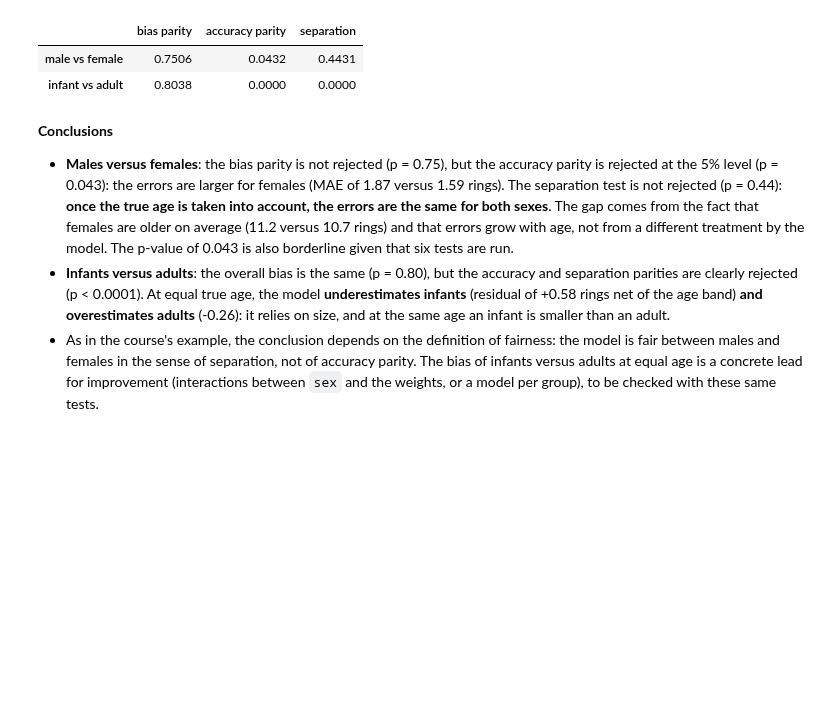
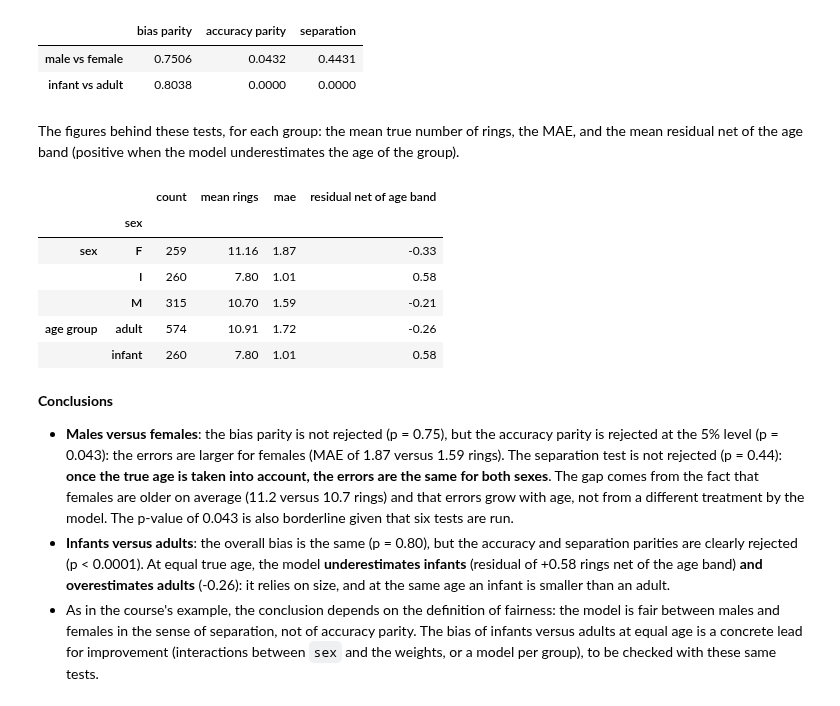
Before and after one commit to Spaard/xhec-mlops-2026-project, a Jupyter notebook: notebooks/modelling.ipynb, the cells around one changed output. Drawn from its saved outputs; the diff is of its cells as text; code cells hidden in the pictures; blank space fills up the shorter version.

Commit message:
fix: correct the modelling notebook's baseline description and show its fairness figures

```diff
--- a/notebooks/modelling.ipynb
+++ b/notebooks/modelling.ipynb
@@ -1139,18 +1133,20 @@ Abalones have no protected attribute in the legal sense, but the fairness tests
 
 As the course warns, not rejecting a null hypothesis does not prove that the model is fair: it only means that the test found no evidence of unfairness.
 # %%
+def residuals_net_of_age(residuals: pd.Series) -> pd.Series:
+    """Subtract from each residual the mean residual of its age band."""
+    age_band = pd.qcut(y_test.loc[residuals.index], 5, duplicates="drop")
+    return residuals - residuals.groupby(age_band, observed=True).transform("mean")
+
+
 def error_parity_tests(
     residuals: pd.Series, groups: pd.Series, first: str, second: str
 ) -> pd.Series:
     """Test the equality of the errors between two groups (Welch p-values)."""
-    age_band = pd.qcut(y_test.loc[residuals.index], 5, duplicates="drop")
-    residuals_given_age = residuals - residuals.groupby(
-        age_band, observed=True
-    ).transform("mean")
     errors = {
         "bias parity": residuals,
         "accuracy parity": residuals.abs(),
-        "separation": residuals_given_age,
+        "separation": residuals_net_of_age(residuals),
     }
     in_first, in_second = groups == first, groups == second
     return pd.Series(
@@ -1173,6 +1169,36 @@ fairness_tests.round(4)
 |  | bias parity | accuracy parity | separation |
 | male vs female | 0.7506 | 0.0432 | 0.4431 |
 | infant vs adult | 0.8038 | 0.0000 | 0.0000 |
+# %% [markdown]
+The figures behind these tests, for each group: the mean true number of rings, the MAE, and the mean residual net of the age band (positive when the model underestimates the age of the group).
+# %%
+def group_error_summary(residuals: pd.Series, groups: pd.Series) -> pd.DataFrame:
+    """Mean true rings, MAE and mean residual net of the age band of each group."""
+    net_residuals = residuals_net_of_age(residuals)
+    return pd.DataFrame(
+        {
+            "count": groups.value_counts(),
+            "mean rings": y_test.loc[residuals.index].groupby(groups).mean(),
+            "mae": residuals.abs().groupby(groups).mean(),
+            "residual net of age band": net_residuals.groupby(groups).mean(),
+        }
+    ).round(2)
+
+
+pd.concat(
+    {
+        "sex": group_error_summary(residuals, X_test["sex"]),
+        "age group": group_error_summary(residuals, age_group),
+    }
+)
+# %% [output]
+|  |  | count | mean rings | mae | residual net of age band |
+|  | sex |  |  |  |  |
+| sex | F | 259 | 11.16 | 1.87 | -0.33 |
+|  | I | 260 | 7.80 | 1.01 | 0.58 |
+|  | M | 315 | 10.70 | 1.59 | -0.21 |
+| age group | adult | 574 | 10.91 | 1.72 | -0.26 |
+|  | infant | 260 | 7.80 | 1.01 | 0.58 |
 # %% [markdown]
 **Conclusions**
 
```
Also changed, not shown: parts of 6 cells of this notebook.
